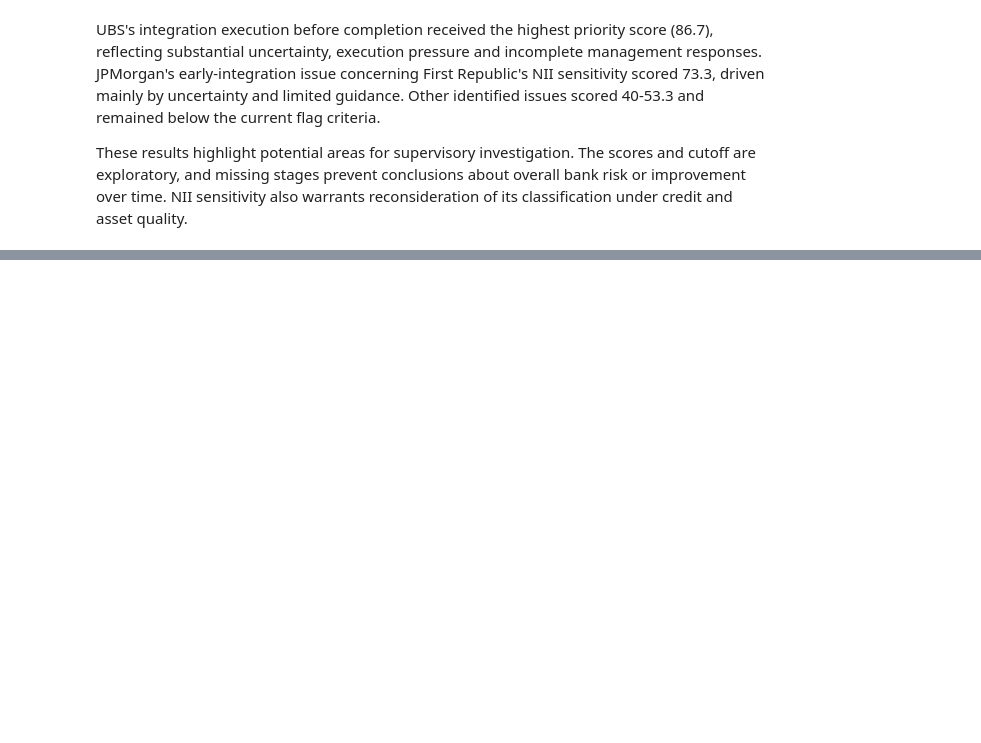
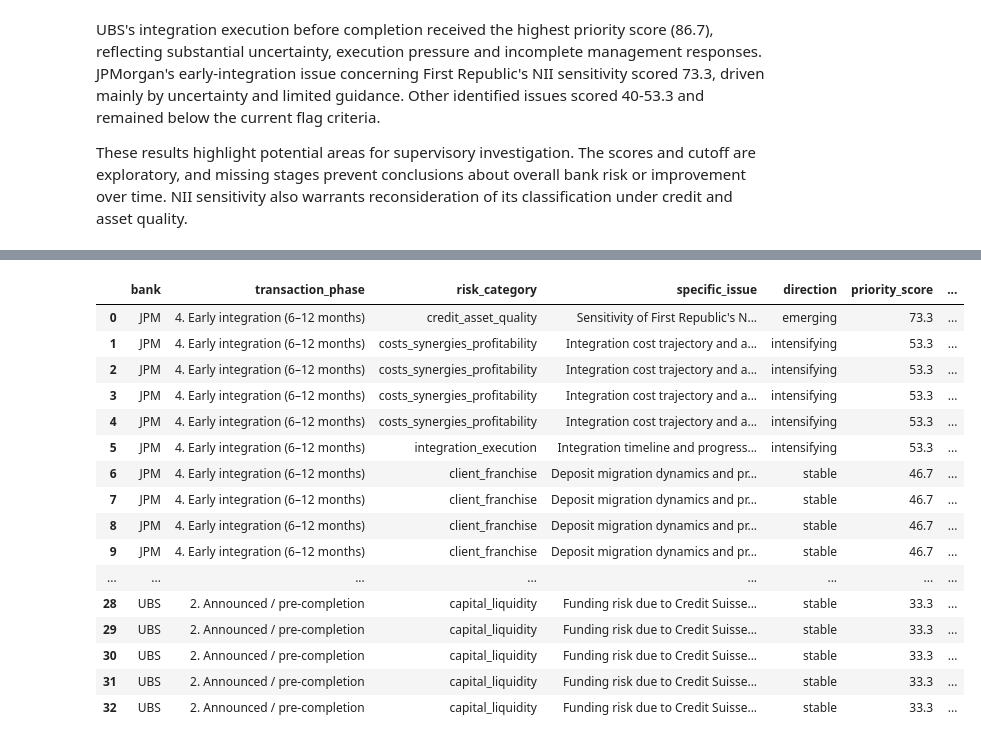
Before and after one commit to maybebool/boe-financial-analysis, a Jupyter notebook: inessa_llm_analysis_23_sept.ipynb, the cells around one changed output, grey strips where cells are left out. Cells and saved outputs as stored; diff of their text form; code cells hidden in the pictures; blank space fills up the shorter version.

```diff
--- a/inessa_llm_analysis_23_sept.ipynb
+++ b/inessa_llm_analysis_23_sept.ipynb
@@ -2596,0 +2966,92 @@ These results highlight potential areas for supervisory investigation. The score
+# %%
+# Include every signal, even those without matched financial metrics
+signal_keys = [
+    "bank", "transaction_phase", "risk_category", "specific_issue"
+]
+
+signals_with_context = indicator_table.merge(
+    signal_metrics[
+        signal_keys + [
+            "quarter",
+            "metric_name",
+            "value",
+            "unit",
+            "change",
+            "change_unit",
+            "metric_relevance",
+            "comparison_status",
+        ]
+    ].drop_duplicates(),
+    on=signal_keys,
+    how="left",
+    validate="one_to_many",
+)
+
+# Make unmatched signals visible
+unmatched = signals_with_context["metric_name"].isna()
+
+signals_with_context.loc[
+    unmatched, "metric_relevance"
+] = "unavailable"
+
+signals_with_context.loc[
+    unmatched, "comparison_status"
+] = "No suitable metric matched"
+
+# Arrange the combined table
+signals_with_context = signals_with_context[
+    [
+        "bank",
+        "transaction_phase",
+        "risk_category",
+        "specific_issue",
+        "direction",
+        "priority_score",
+        "supervisory_flag",
+        "quarter",
+        "metric_name",
+        "value",
+        "unit",
+        "change",
+        "change_unit",
+        "metric_relevance",
+        "comparison_status",
+        "supporting_exchange_ids",
+    ]
+].sort_values(
+    ["bank", "transaction_phase", "priority_score", "quarter"],
+    ascending=[True, True, False, True],
+).reset_index(drop=True)
+
+display(signals_with_context)
+
+# Save to Google Drive
+for extension in ["csv", "xlsx", "pkl"]:
+    path = CHECKPOINT_DIR / f"signals_with_context.{extension}"
+
+    if extension == "csv":
+        signals_with_context.to_csv(path, index=False)
+    elif extension == "xlsx":
+        signals_with_context.to_excel(path, index=False)
+    else:
+        signals_with_context.to_pickle(path)
+
+print("Saved to:", CHECKPOINT_DIR)
+# %% [output]
+|  | bank | transaction_phase | risk_category | specific_issue | direction | priority_score | ... |
+| 0 | JPM | 4. Early integration (6–12 months) | credit_asset_quality | Sensitivity of First Republic's N... | emerging | 73.3 | ... |
+| 1 | JPM | 4. Early integration (6–12 months) | costs_synergies_profitability | Integration cost trajectory and a... | intensifying | 53.3 | ... |
+| 2 | JPM | 4. Early integration (6–12 months) | costs_synergies_profitability | Integration cost trajectory and a... | intensifying | 53.3 | ... |
+| 3 | JPM | 4. Early integration (6–12 months) | costs_synergies_profitability | Integration cost trajectory and a... | intensifying | 53.3 | ... |
+| 4 | JPM | 4. Early integration (6–12 months) | costs_synergies_profitability | Integration cost trajectory and a... | intensifying | 53.3 | ... |
+| 5 | JPM | 4. Early integration (6–12 months) | integration_execution | Integration timeline and progress... | intensifying | 53.3 | ... |
+| 6 | JPM | 4. Early integration (6–12 months) | client_franchise | Deposit migration dynamics and pr... | stable | 46.7 | ... |
+| 7 | JPM | 4. Early integration (6–12 months) | client_franchise | Deposit migration dynamics and pr... | stable | 46.7 | ... |
+| 8 | JPM | 4. Early integration (6–12 months) | client_franchise | Deposit migration dynamics and pr... | stable | 46.7 | ... |
+| 9 | JPM | 4. Early integration (6–12 months) | client_franchise | Deposit migration dynamics and pr... | stable | 46.7 | ... |
+| ... | ... | ... | ... | ... | ... | ... | ... |
+| 28 | UBS | 2. Announced / pre-completion | capital_liquidity | Funding risk due to Credit Suisse... | stable | 33.3 | ... |
+| 29 | UBS | 2. Announced / pre-completion | capital_liquidity | Funding risk due to Credit Suisse... | stable | 33.3 | ... |
+| 30 | UBS | 2. Announced / pre-completion | capital_liquidity | Funding risk due to Credit Suisse... | stable | 33.3 | ... |
+| 31 | UBS | 2. Announced / pre-completion | capital_liquidity | Funding risk due to Credit Suisse... | stable | 33.3 | ... |
+| 32 | UBS | 2. Announced / pre-completion | capital_liquidity | Funding risk due to Credit Suisse... | stable | 33.3 | ... |
```
Also changed, not shown: parts of 17 cells of this notebook.
